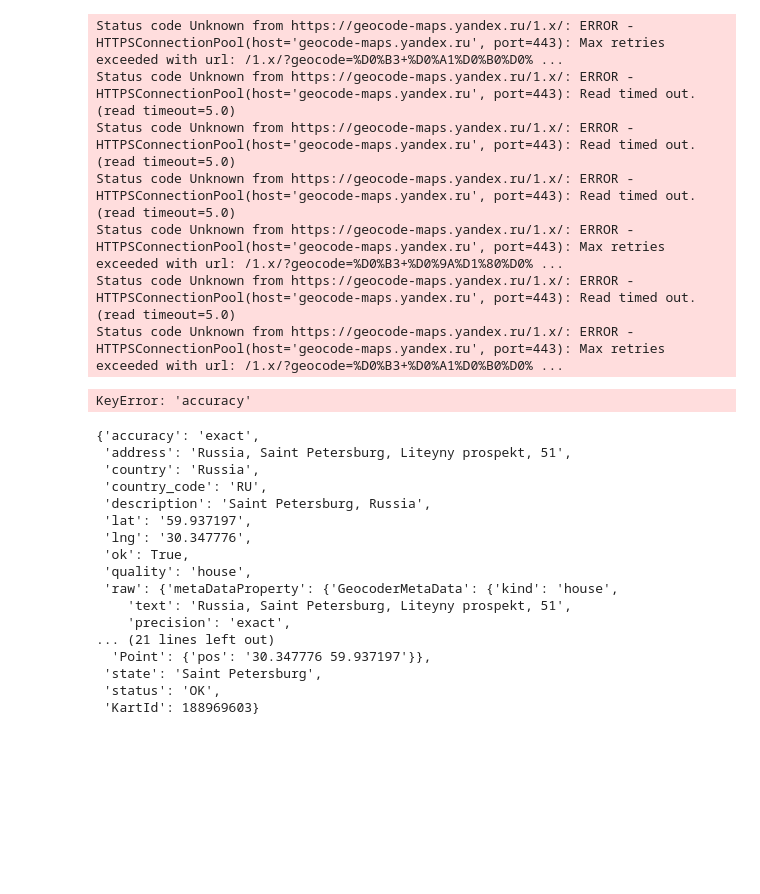
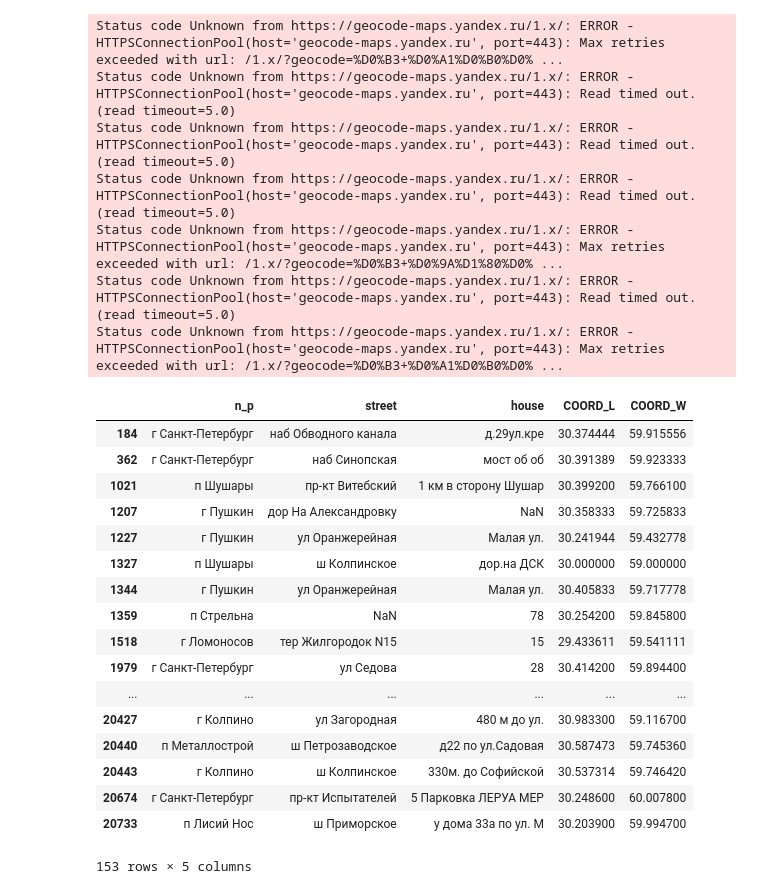
Before and after one commit to ganjasan/SpbZeroVision, a Jupyter notebook: Scripts/geocoding.ipynb, the cells around one changed output. Saved outputs shown, nothing was run; the diff lists cells and outputs as text; code cells hidden in the pictures; blank space fills up the shorter version.

```diff
--- a/Scripts/geocoding.ipynb
+++ b/Scripts/geocoding.ipynb
@@ -88,33 +94,15 @@ with open(spb_processing_data_path + "geocod_dtp_cards.json", 'w', encoding='utf
 geocoded_cards_simple = [
     {
         "KartId": g['KartId'] if 'KartId' in g else 0,
-        "accuracy": g['accuracy'],
-        "lat": g['lat'],
-        "lng": g['lng'],
+        "accuracy": g['accuracy'] if 'accuracy' in g else '',
+        "lat": g['lat'] if 'lat' in g else 0,
+        "lng": g['lng'] if 'lng' in g else 0,
     }
 for g in geocoded_cards]
 
-geocoded_coords_df = pd.DataFrame(geocoded_cards)
+geocoded_coords_df = pd.DataFrame(geocoded_cards_simple)
 geocoded_coords_df.to_csv(spb_processing_data_path + "geocoeded_dtp_coords.csv", encoding='utf-8')
-# %% [output]
-KeyError: 'accuracy'
-# %%
-geocoded_cards[0]
-# %% [output]
-{'accuracy': 'exact',
- 'address': 'Russia, Saint Petersburg, Liteyny prospekt, 51',
- 'country': 'Russia',
- 'country_code': 'RU',
- 'description': 'Saint Petersburg, Russia',
- 'lat': '59.937197',
- 'lng': '30.347776',
- 'ok': True,
- 'quality': 'house',
- 'raw': {'metaDataProperty': {'GeocoderMetaData': {'kind': 'house',
-    'text': 'Russia, Saint Petersburg, Liteyny prospekt, 51',
-    'precision': 'exact',
-... (21 lines left out)
-  'Point': {'pos': '30.347776 59.937197'}},
- 'state': 'Saint Petersburg',
- 'status': 'OK',
- 'KartId': 188969603}
+# %%
+dtp_cards_df = pd.read_csv(spb_clear_data_path + 'spb_main_info.csv', encoding='utf-8')
+# %%
+geocoded_coords_join_df = dtp_cards_df.merge(geocoded_coords_df, how='left', on='KartId')
@@ -120,0 +111,23 @@ geocoded_cards[0]
+# %%
+null_gecoded_coords_df = geocoded_coords_join_df[geocoded_coords_join_df.accuracy.isnull()]
+# %%
+null_gecoded_coords_df[['n_p', 'street', 'house', 'COORD_L', 'COORD_W']]
+# %% [output]
+|  | n_p | street | house | COORD_L | COORD_W |
+| 184 | г Санкт-Петербург | наб Обводного канала | д.29ул.кре | 30.374444 | 59.915556 |
+| 362 | г Санкт-Петербург | наб Синопская | мост об об | 30.391389 | 59.923333 |
+| 1021 | п Шушары | пр-кт Витебский | 1 км в сторону Шушар | 30.399200 | 59.766100 |
+| 1207 | г Пушкин | дор На Александровку | NaN | 30.358333 | 59.725833 |
+| 1227 | г Пушкин | ул Оранжерейная | Малая ул. | 30.241944 | 59.432778 |
+| 1327 | п Шушары | ш Колпинское | дор.на ДСК | 30.000000 | 59.000000 |
+| 1344 | г Пушкин | ул Оранжерейная | Малая ул. | 30.405833 | 59.717778 |
+| 1359 | п Стрельна | NaN | 78 | 30.254200 | 59.845800 |
+| 1518 | г Ломоносов | тер Жилгородок N15 | 15 | 29.433611 | 59.541111 |
+| 1979 | г Санкт-Петербург | ул Седова | 28 | 30.414200 | 59.894400 |
+| ... | ... | ... | ... | ... | ... |
+| 20427 | г Колпино | ул Загородная | 480 м до ул. | 30.983300 | 59.116700 |
+| 20440 | п Металлострой | ш Петрозаводское | д22 по ул.Садовая | 30.587473 | 59.745360 |
+| 20443 | г Колпино | ш Колпинское | 330м. до Софийской | 30.537314 | 59.746420 |
+| 20674 | г Санкт-Петербург | пр-кт Испытателей | 5 Парковка ЛЕРУА МЕР | 30.248600 | 60.007800 |
+| 20733 | п Лисий Нос | ш Приморское | у дома 33а по ул. М | 30.203900 | 59.994700 |
+153 rows × 5 columns
```
Also changed, not shown: parts of 14 cells of this notebook, 3 other files.
